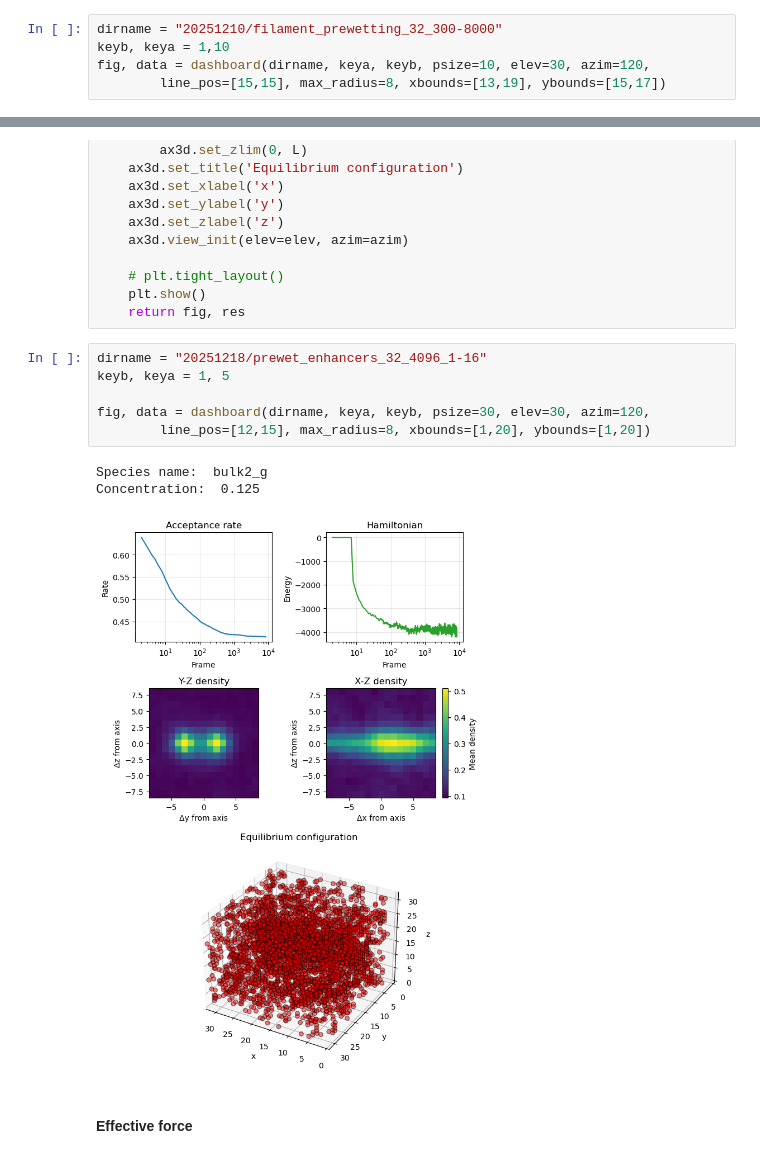
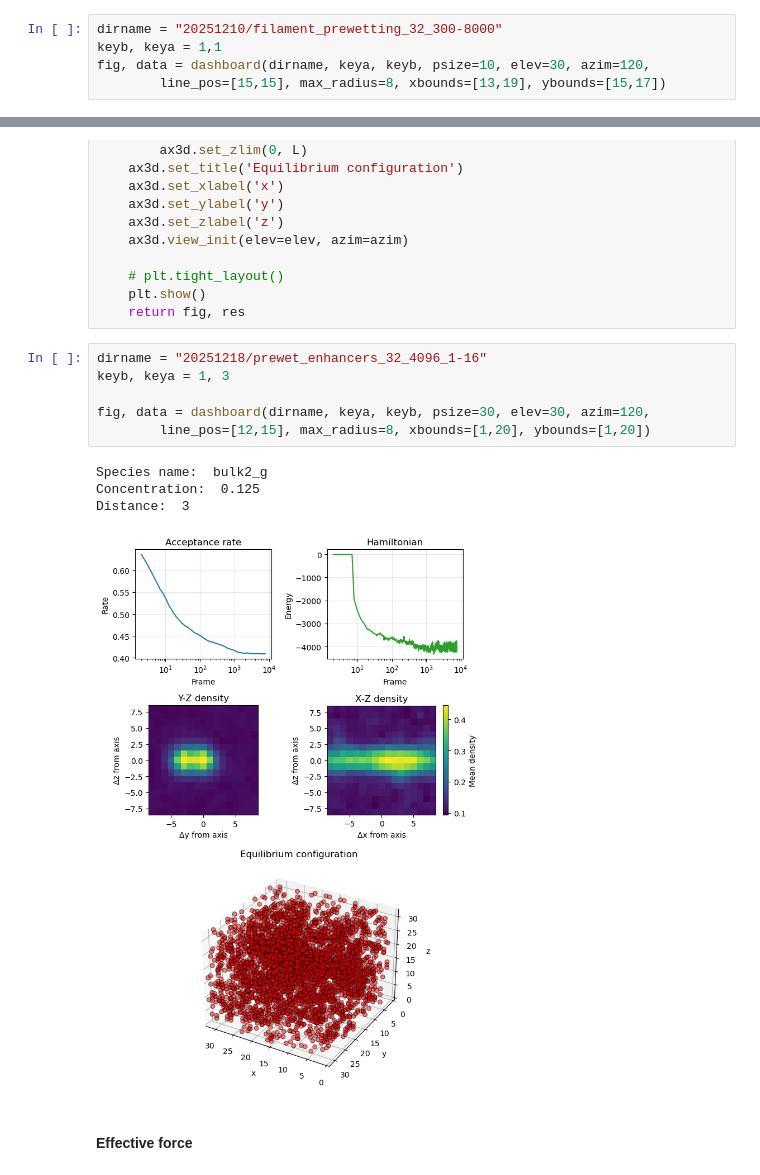
Before and after one commit to ta-rekt/Droplet, a Jupyter notebook: viz.ipynb, the cells around one changed output, grey strips where cells are left out. Saved outputs shown, nothing was run; the diff lists cells and outputs as text.

```diff
--- a/viz.ipynb
+++ b/viz.ipynb
@@ -495,7 +495,7 @@ def dashboard(dirname, keya, keyb, show=True, psize=30, elev=30, azim=120,
     return fig, res
 # %%
 dirname = "20251210/filament_prewetting_32_300-8000"
-keyb, keya = 1,10
+keyb, keya = 1,1
 fig, data = dashboard(dirname, keya, keyb, psize=10, elev=30, azim=120,
         line_pos=[15,15], max_radius=8, xbounds=[13,19], ybounds=[15,17])
 # %% [output]
@@ -749,14 +746,15 @@ def dashboard(dirname, keya, keyb, show=True, psize=30, elev=30, azim=120,
     return fig, res
 # %%
 dirname = "20251218/prewet_enhancers_32_4096_1-16"
-keyb, keya = 1, 5
+keyb, keya = 1, 3
 
 fig, data = dashboard(dirname, keya, keyb, psize=30, elev=30, azim=120,
         line_pos=[12,15], max_radius=8, xbounds=[1,20], ybounds=[1,20])
 # %% [output]
 Species name:  bulk2_g
 Concentration:  0.125
+Distance:  3
-[figure, old version]
+[figure, new version]
 # %% [markdown]
 #### Effective force
 # %%
```
Also changed, not shown: parts of 10 cells of this notebook, 8 other files.
